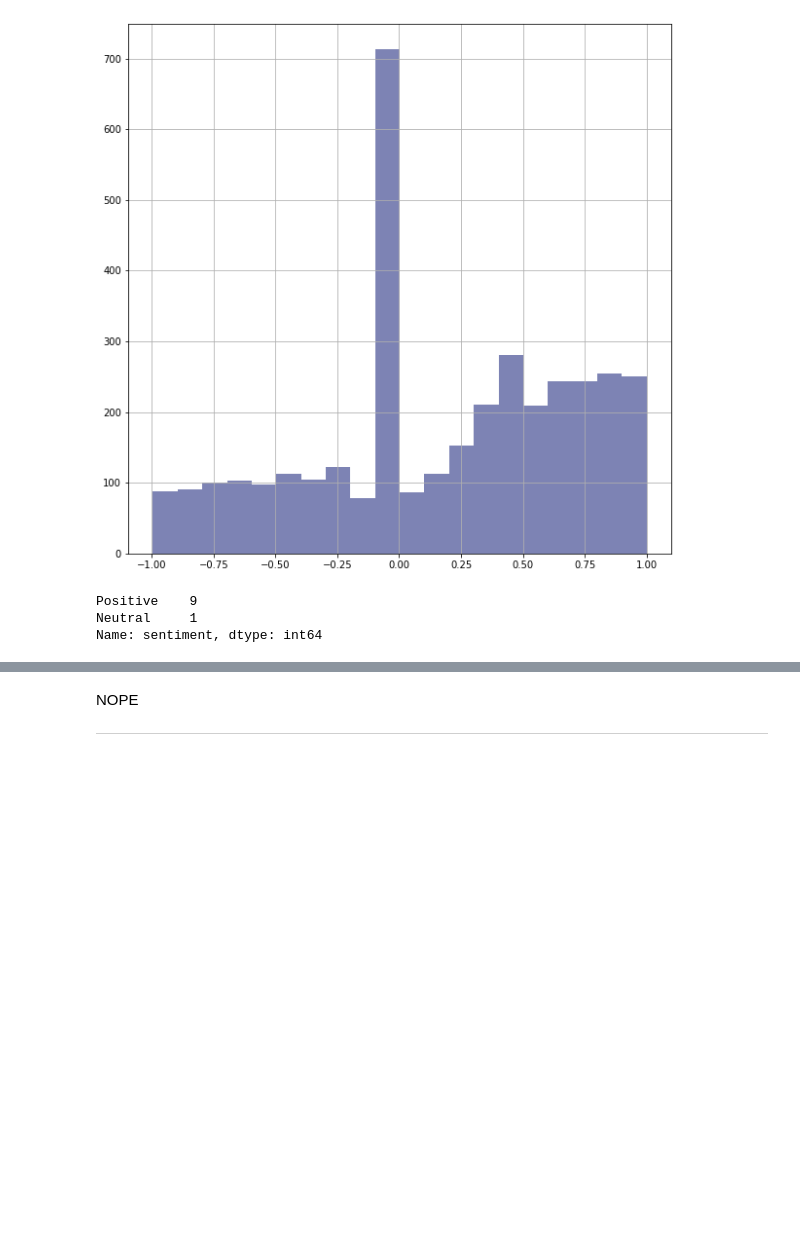
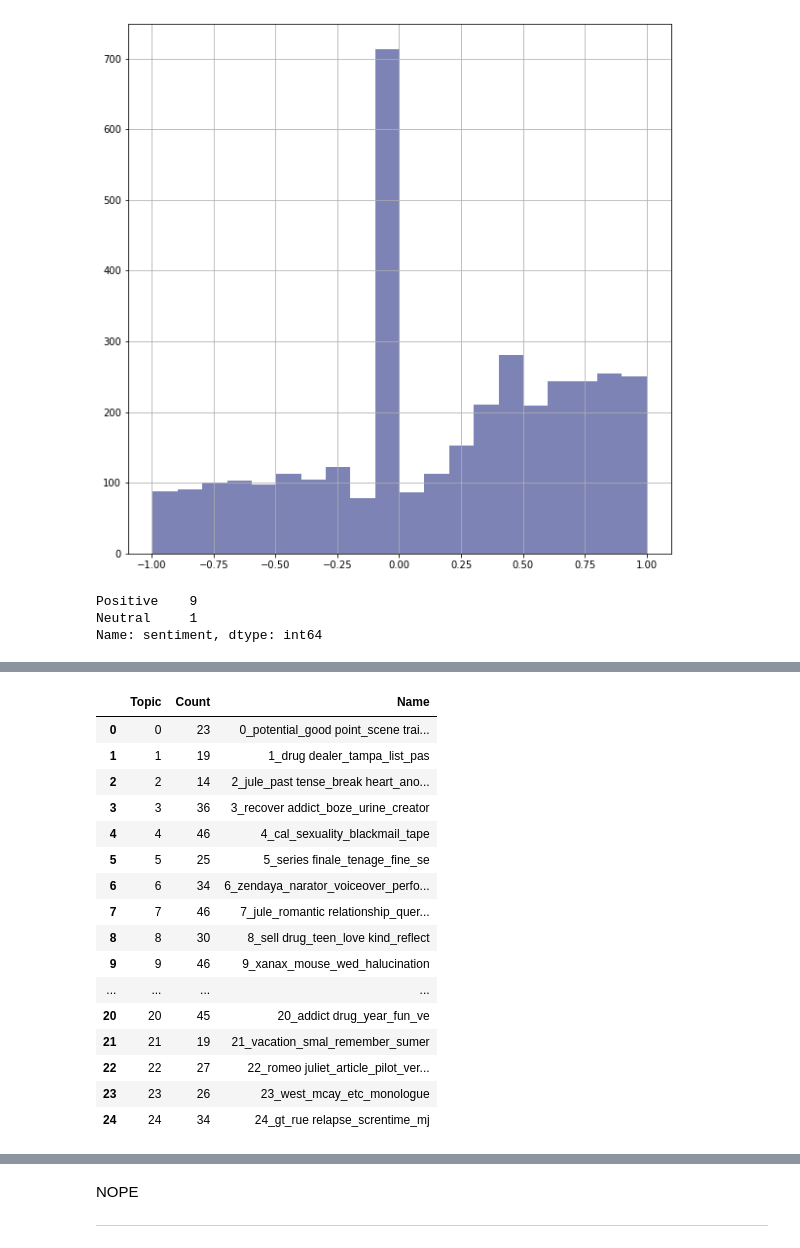
Before and after one commit to labouz/r-euphoria-tm, a Jupyter notebook: py/tm-bert_s1_take2.ipynb, the cells around one changed output, grey strips where cells are left out. Saved outputs shown, nothing was run; the diff lists cells and outputs as text; code cells hidden in the pictures; blank space fills up the shorter version.

```diff
--- a/py/tm-bert_s1_take2.ipynb
+++ b/py/tm-bert_s1_take2.ipynb
@@ -248,0 +308,22 @@ Name: sentiment, dtype: int64
+# %%
+# see topics
+
+model_drug.get_topic_info()
+# %% [output]
+|  | Topic | Count | Name |
+| 0 | 0 | 23 | 0_potential_good point_scene trai... |
+| 1 | 1 | 19 | 1_drug dealer_tampa_list_pas |
+| 2 | 2 | 14 | 2_jule_past tense_break heart_ano... |
+| 3 | 3 | 36 | 3_recover addict_boze_urine_creator |
+| 4 | 4 | 46 | 4_cal_sexuality_blackmail_tape |
+| 5 | 5 | 25 | 5_series finale_tenage_fine_se |
+| 6 | 6 | 34 | 6_zendaya_narator_voiceover_perfo... |
+| 7 | 7 | 46 | 7_jule_romantic relationship_quer... |
+| 8 | 8 | 30 | 8_sell drug_teen_love kind_reflect |
+| 9 | 9 | 46 | 9_xanax_mouse_wed_halucination |
+| ... | ... | ... | ... |
+| 20 | 20 | 45 | 20_addict drug_year_fun_ve |
+| 21 | 21 | 19 | 21_vacation_smal_remember_sumer |
+| 22 | 22 | 27 | 22_romeo juliet_article_pilot_ver... |
+| 23 | 23 | 26 | 23_west_mcay_etc_monologue |
+| 24 | 24 | 34 | 24_gt_rue relapse_screntime_mj |
```
Also changed, not shown: parts of 15 cells of this notebook, 6 other files.
